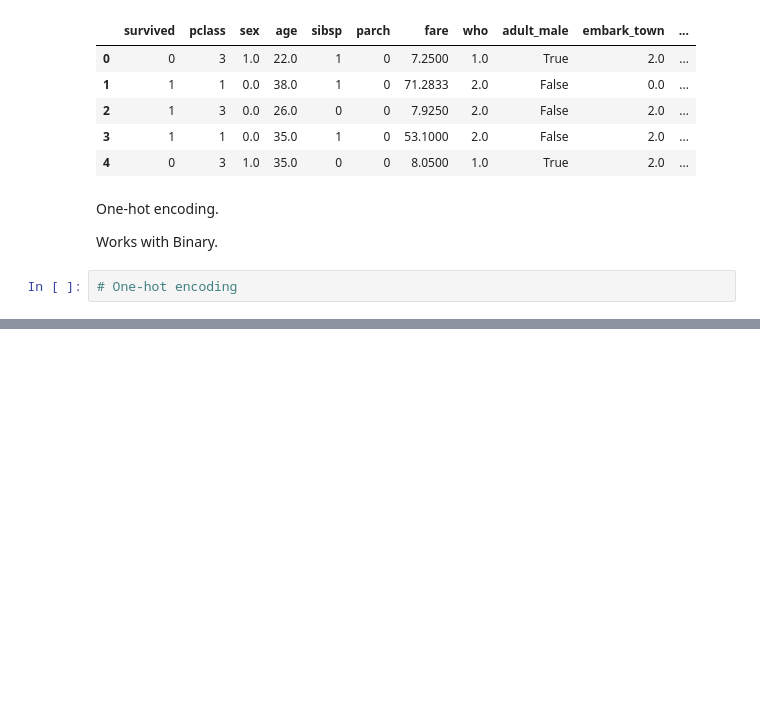
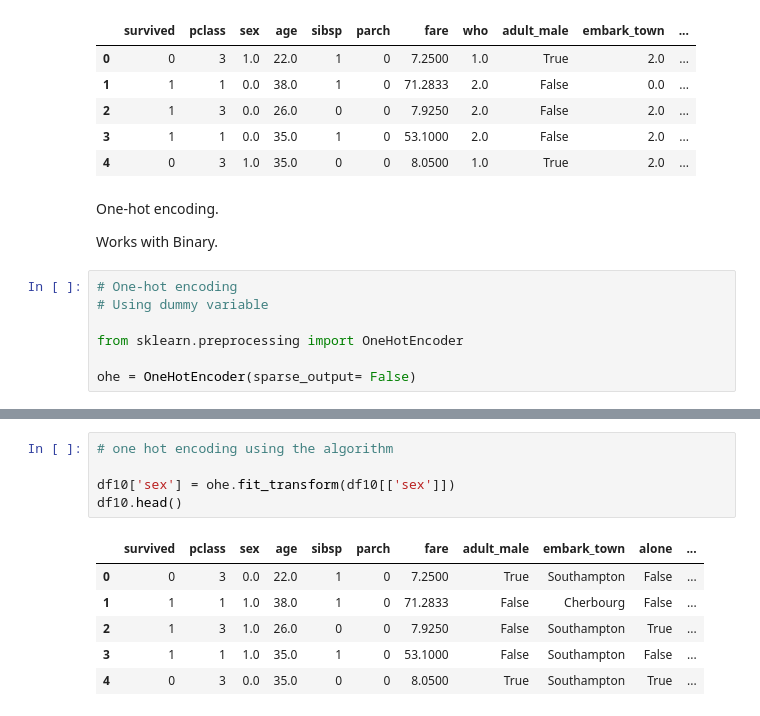
Before and after one commit to Bikram213/titanic_dataset_EDA, a Jupyter notebook: titanic_dataset_EDA.ipynb, the cells around one changed output, grey strips where cells are left out. Cells and saved outputs as stored; diff of their text form; blank space fills up the shorter version.

Commit message:
Encoding one-hot done

```diff
--- a/titanic_dataset_EDA.ipynb
+++ b/titanic_dataset_EDA.ipynb
@@ -789,3 +789,8 @@ One-hot encoding.
 Works with Binary.
 # %%
 # One-hot encoding
+# Using dummy variable
+
+from sklearn.preprocessing import OneHotEncoder
+
+ohe = OneHotEncoder(sparse_output= False)
@@ -791,0 +873,12 @@ Works with Binary.
+# %%
+# one hot encoding using the algorithm
+
+df10['sex'] = ohe.fit_transform(df10[['sex']])
+df10.head()
+# %% [output]
+|  | survived | pclass | sex | age | sibsp | parch | fare | adult_male | embark_town | alone | ... |
+| 0 | 0 | 3 | 0.0 | 22.0 | 1 | 0 | 7.2500 | True | Southampton | False | ... |
+| 1 | 1 | 1 | 1.0 | 38.0 | 1 | 0 | 71.2833 | False | Cherbourg | False | ... |
+| 2 | 1 | 3 | 1.0 | 26.0 | 0 | 0 | 7.9250 | False | Southampton | True | ... |
+| 3 | 1 | 1 | 1.0 | 35.0 | 1 | 0 | 53.1000 | False | Southampton | False | ... |
+| 4 | 0 | 3 | 0.0 | 35.0 | 0 | 0 | 8.0500 | True | Southampton | True | ... |
```
Also changed, not shown: parts of 8 cells of this notebook.
